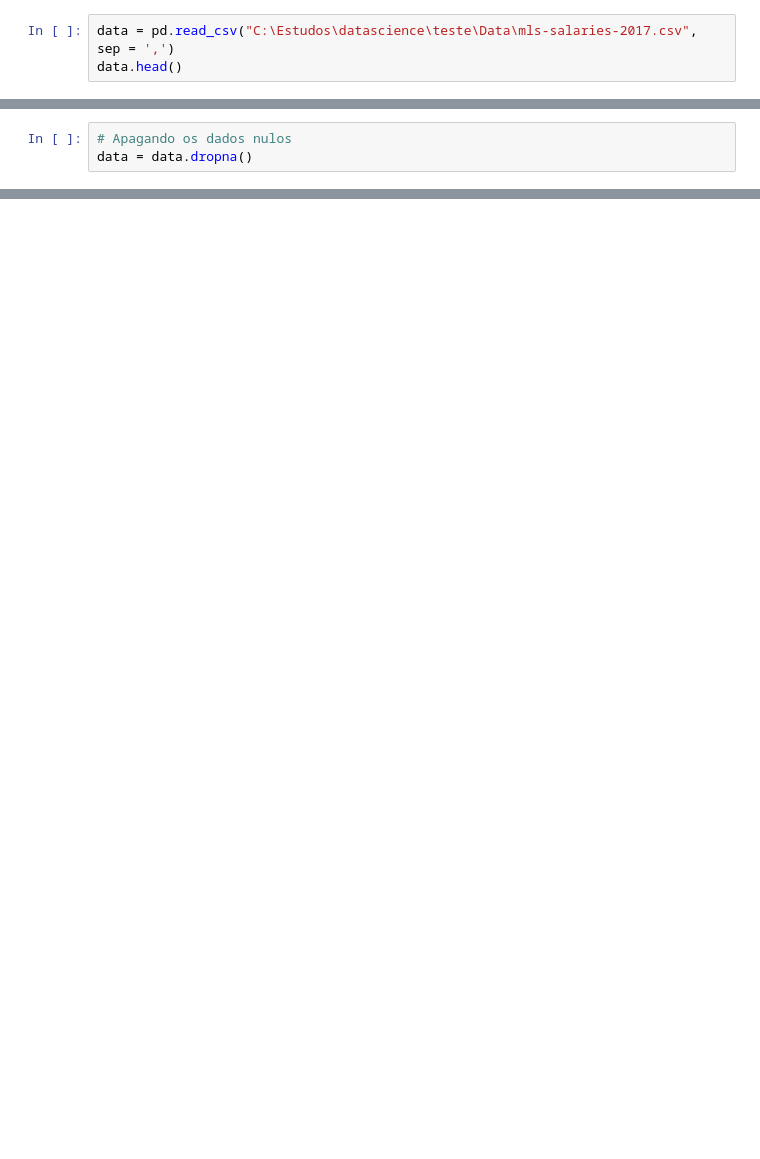
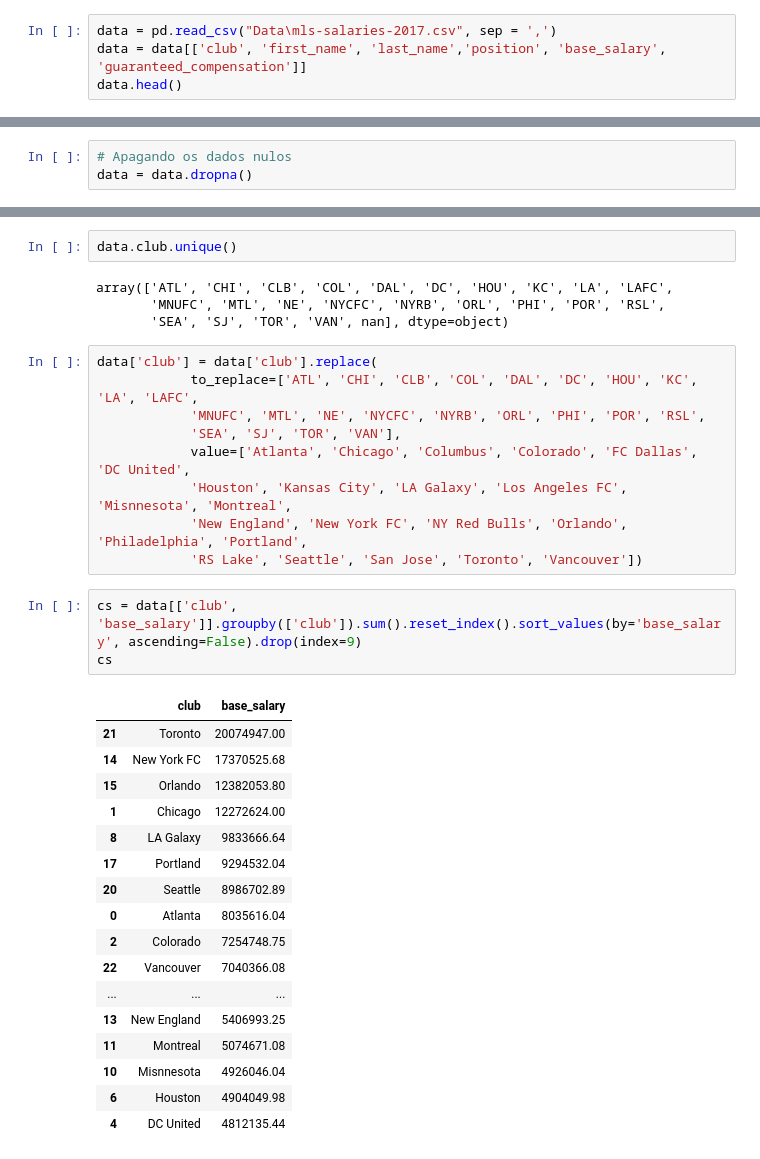
Before and after one commit to estevaoguerra19/us-soccer-salaries, a Jupyter notebook: main.ipynb, the cells around one changed output, grey strips where cells are left out. Cells and saved outputs as stored; diff of their text form; blank space fills up the shorter version.

```diff
--- a/main.ipynb
+++ b/main.ipynb
@@ -6,6 +6,7 @@
 # %%
 import pandas as pd
 # %%
-data = pd.read_csv("C:\Estudos\datascience\teste\Data\mls-salaries-2017.csv", sep = ',')
+data = pd.read_csv("Data\mls-salaries-2017.csv", sep = ',')
+data = data[['club', 'first_name', 'last_name','position', 'base_salary', 'guaranteed_compensation']]
 data.head()
 # %% [output]
@@ -39,0 +77,36 @@ Name: Salary, Length: 4339, dtype: object
+# %%
+data.club.unique()
+# %% [output]
+array(['ATL', 'CHI', 'CLB', 'COL', 'DAL', 'DC', 'HOU', 'KC', 'LA', 'LAFC',
+       'MNUFC', 'MTL', 'NE', 'NYCFC', 'NYRB', 'ORL', 'PHI', 'POR', 'RSL',
+       'SEA', 'SJ', 'TOR', 'VAN', nan], dtype=object)
+# %%
+data['club'] = data['club'].replace(
+            to_replace=['ATL', 'CHI', 'CLB', 'COL', 'DAL', 'DC', 'HOU', 'KC', 'LA', 'LAFC',
+            'MNUFC', 'MTL', 'NE', 'NYCFC', 'NYRB', 'ORL', 'PHI', 'POR', 'RSL',
+            'SEA', 'SJ', 'TOR', 'VAN'],
+            value=['Atlanta', 'Chicago', 'Columbus', 'Colorado', 'FC Dallas', 'DC United',
+            'Houston', 'Kansas City', 'LA Galaxy', 'Los Angeles FC', 'Misnnesota', 'Montreal',
+            'New England', 'New York FC', 'NY Red Bulls', 'Orlando', 'Philadelphia', 'Portland',
+            'RS Lake', 'Seattle', 'San Jose', 'Toronto', 'Vancouver'])
+# %%
+cs = data[['club', 'base_salary']].groupby(['club']).sum().reset_index().sort_values(by='base_salary', ascending=False).drop(index=9)
+cs
+# %% [output]
+|  | club | base_salary |
+| 21 | Toronto | 20074947.00 |
+| 14 | New York FC | 17370525.68 |
+| 15 | Orlando | 12382053.80 |
+| 1 | Chicago | 12272624.00 |
+| 8 | LA Galaxy | 9833666.64 |
+| 17 | Portland | 9294532.04 |
+| 20 | Seattle | 8986702.89 |
+| 0 | Atlanta | 8035616.04 |
+| 2 | Colorado | 7254748.75 |
+| 22 | Vancouver | 7040366.08 |
+| ... | ... | ... |
+| 13 | New England | 5406993.25 |
+| 11 | Montreal | 5074671.08 |
+| 10 | Misnnesota | 4926046.04 |
+| 6 | Houston | 4904049.98 |
+| 4 | DC United | 4812135.44 |
```
Also changed, not shown: parts of 17 cells of this notebook.
